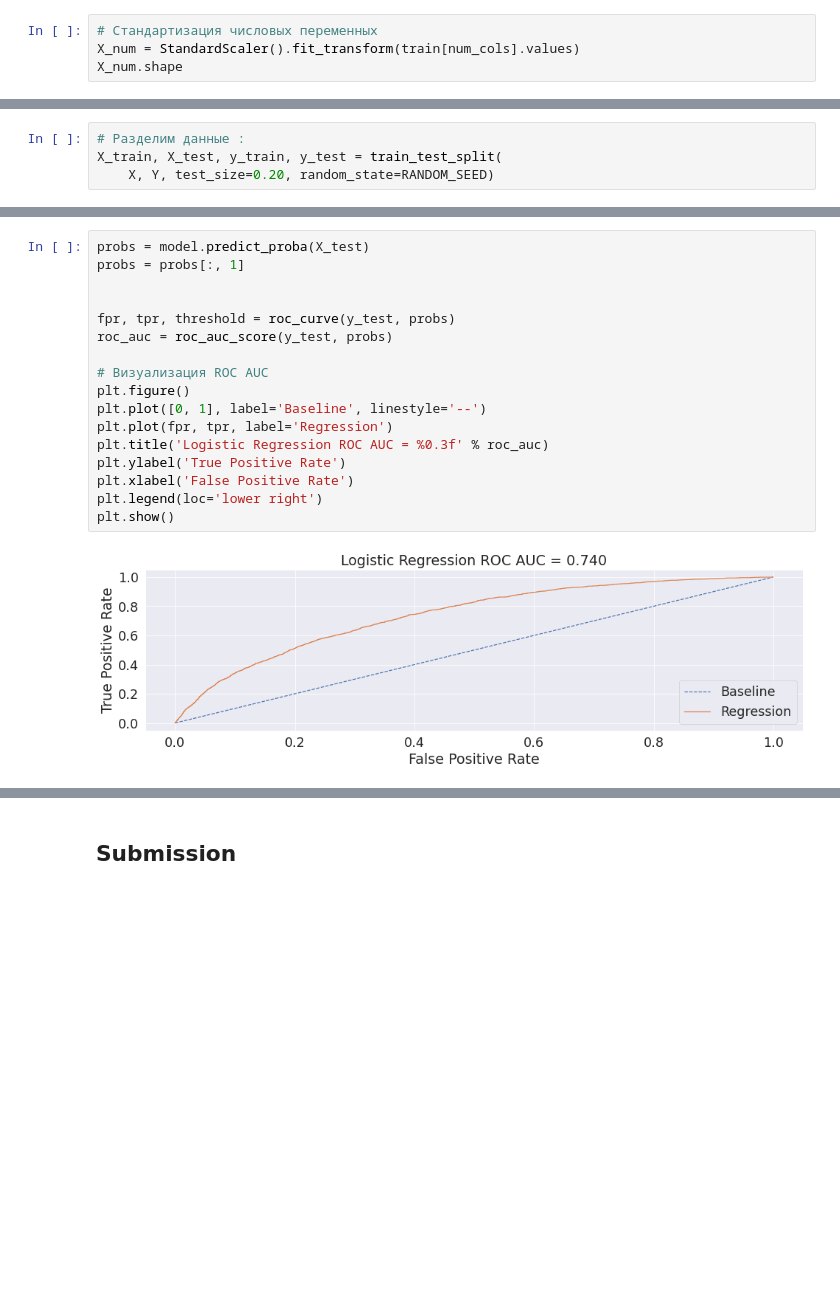
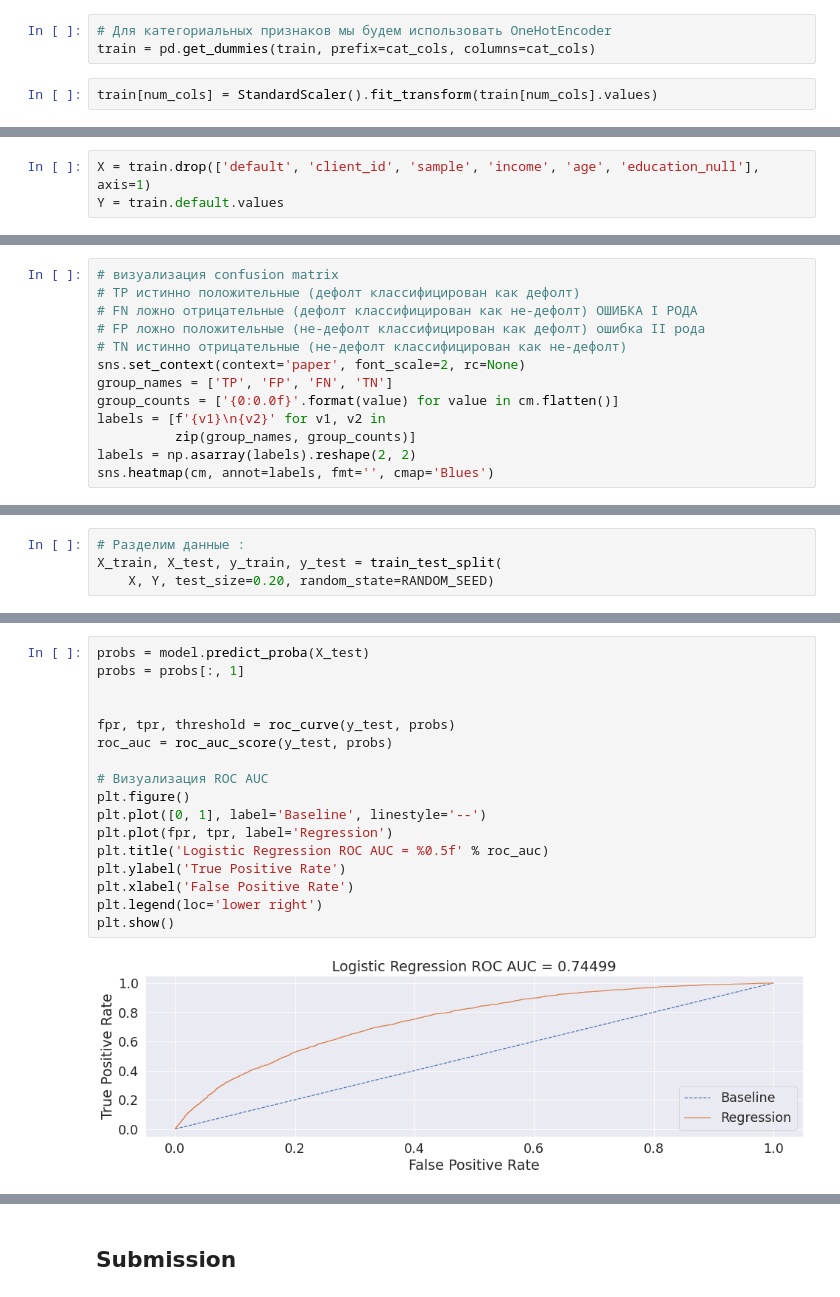
Before and after one commit to HeronFL/Skill-Factory-Projects, a Jupyter notebook: module_5/sf-dspr5-credit-scoring-lfd.ipynb, the cells around one changed output, grey strips where cells are left out. Drawn from its saved outputs; the diff is of its cells as text; blank space fills up the shorter version.

```diff
--- a/module_5/sf-dspr5-credit-scoring-lfd.ipynb
+++ b/module_5/sf-dspr5-credit-scoring-lfd.ipynb
@@ -1944,4 +1965,5 @@ X_cat.shape
+# %%
+# Для категориальных признаков мы будем использовать OneHotEncoder
+train = pd.get_dummies(train, prefix=cat_cols, columns=cat_cols)
 # %%
-# Стандартизация числовых переменных
-X_num = StandardScaler().fit_transform(train[num_cols].values)
-X_num.shape
+train[num_cols] = StandardScaler().fit_transform(train[num_cols].values)
@@ -1956,3 +1970,6 @@ Y = train['default'].values
+# %%
+X = train.drop(['default', 'client_id', 'sample', 'income', 'age', 'education_null'], axis=1)
+Y = train.default.values
 # %%
 X.shape
 # %% [output]
@@ -1971,0 +2076,13 @@ train.shape, Y.shape, X.shape, X_train.shape, X_test.shape
+# %%
+# визуализация confusion matrix
+# TP истинно положительные (дефолт классифицирован как дефолт)
+# FN ложно отрицательные (дефолт классифицирован как не-дефолт) ОШИБКА I РОДА
+# FP ложно положительные (не-дефолт классифицирован как дефолт) ошибка II рода
+# TN истинно отрицательные (не-дефолт классифицирован как не-дефолт)
+sns.set_context(context='paper', font_scale=2, rc=None)
+group_names = ['TP', 'FP', 'FN', 'TN']
+group_counts = ['{0:0.0f}'.format(value) for value in cm.flatten()]
+labels = [f'{v1}\n{v2}' for v1, v2 in
+          zip(group_names, group_counts)]
+labels = np.asarray(labels).reshape(2, 2)
+sns.heatmap(cm, annot=labels, fmt='', cmap='Blues')
@@ -2090,19 +2217,19 @@ sns.heatmap(cm, annot=labels, fmt='', cmap='Blues')
 # %%
 probs = model.predict_proba(X_test)
 probs = probs[:, 1]
 
 
 fpr, tpr, threshold = roc_curve(y_test, probs)
 roc_auc = roc_auc_score(y_test, probs)
 
 # Визуализация ROC AUC
 plt.figure()
 plt.plot([0, 1], label='Baseline', linestyle='--')
 plt.plot(fpr, tpr, label='Regression')
-plt.title('Logistic Regression ROC AUC = %0.3f' % roc_auc)
+plt.title('Logistic Regression ROC AUC = %0.5f' % roc_auc)
 plt.ylabel('True Positive Rate')
 plt.xlabel('False Positive Rate')
 plt.legend(loc='lower right')
 plt.show()
 # %% [output]
-[figure, old version]
+[figure, new version]
```
Also changed, not shown: parts of 56 cells of this notebook, 1 other file.
